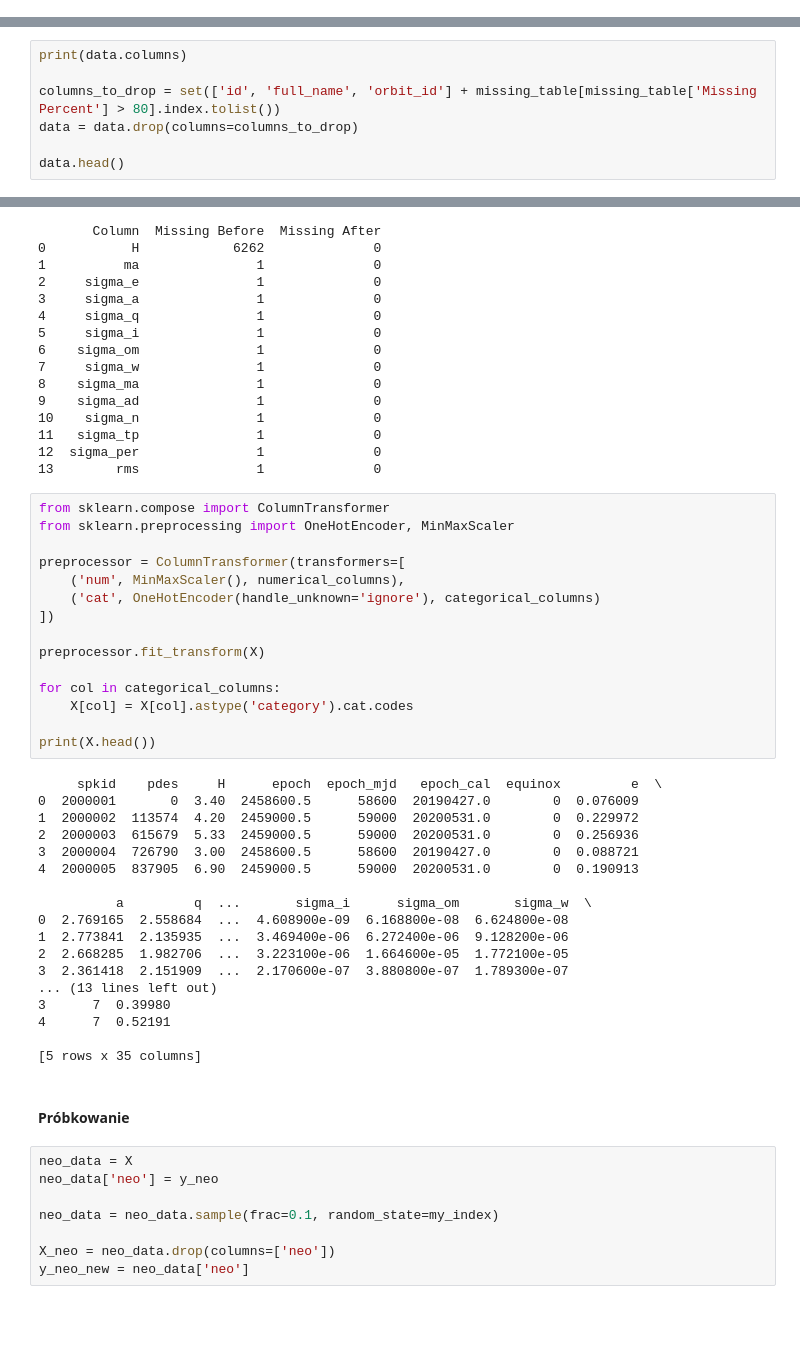
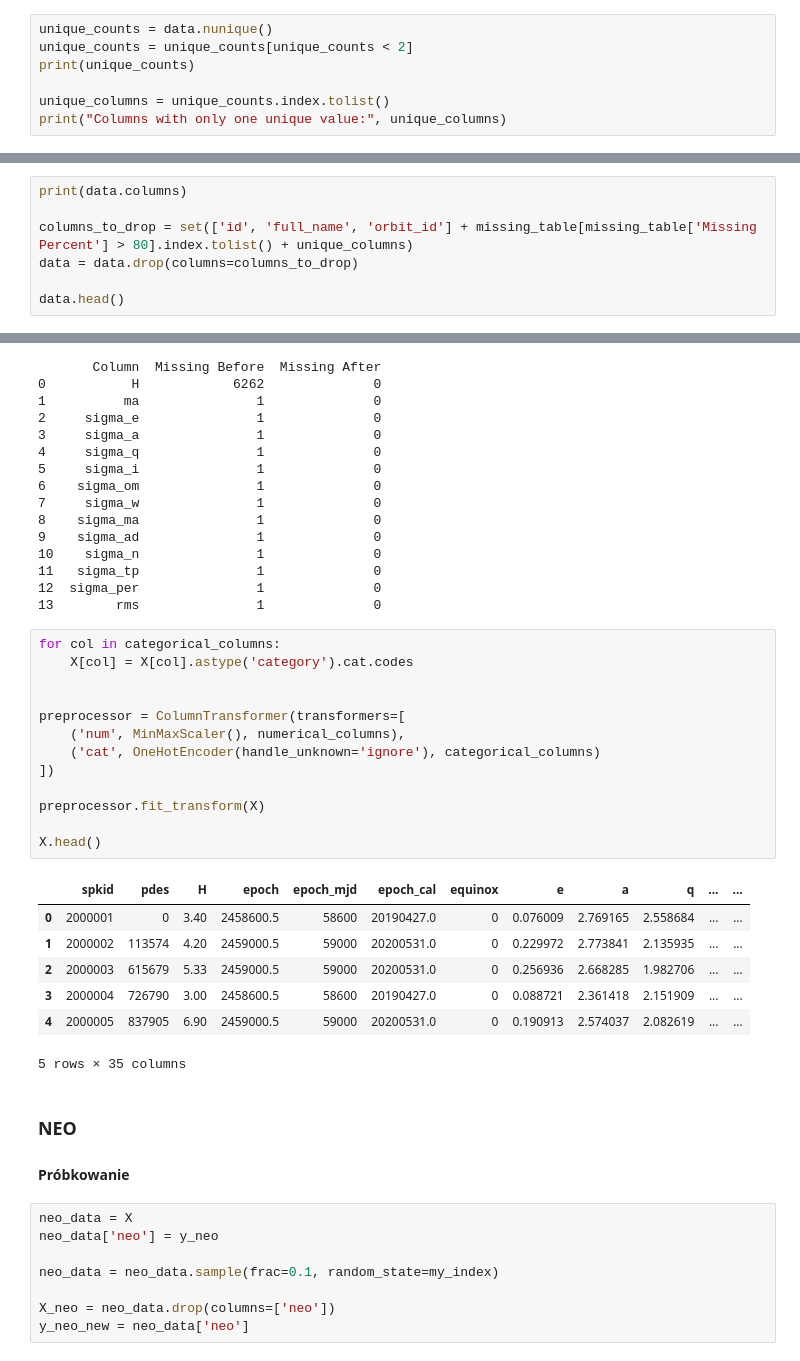
Before and after one commit to Lecrut/ai-ml_studies, a Jupyter notebook: pum/6_259199_Filip_Lecrut.ipynb, the cells around one changed output, grey strips where cells are left out. Cells and saved outputs as stored; diff of their text form; blank space fills up the shorter version.

```diff
--- a/pum/6_259199_Filip_Lecrut.ipynb
+++ b/pum/6_259199_Filip_Lecrut.ipynb
@@ -417,0 +412,7 @@ do usunięcia: ['prefix', 'name', 'albedo', 'diameter_sigma', 'diameter']
+# %%
+unique_counts = data.nunique()
+unique_counts = unique_counts[unique_counts < 2]
+print(unique_counts)
+
+unique_columns = unique_counts.index.tolist()
+print("Columns with only one unique value:", unique_columns)
@@ -424,7 +429,7 @@ również tych gdzie % brakujących wartości przekracza 80%
 # %%
 print(data.columns)
 
-columns_to_drop = set(['id', 'full_name', 'orbit_id'] + missing_table[missing_table['Missing Percent'] > 80].index.tolist())
+columns_to_drop = set(['id', 'full_name', 'orbit_id'] + missing_table[missing_table['Missing Percent'] > 80].index.tolist() + unique_columns)
 data = data.drop(columns=columns_to_drop)
 
 data.head()
@@ -523,39 +528,29 @@ print(comparison_table)
 12  sigma_per               1              0
 13        rms               1              0
 # %%
-from sklearn.compose import ColumnTransformer
-from sklearn.preprocessing import OneHotEncoder, MinMaxScaler
+for col in categorical_columns:
+    X[col] = X[col].astype('category').cat.codes
+
 
 preprocessor = ColumnTransformer(transformers=[
     ('num', MinMaxScaler(), numerical_columns),
     ('cat', OneHotEncoder(handle_unknown='ignore'), categorical_columns)
 ])
 
 preprocessor.fit_transform(X)
 
-for col in categorical_columns:
-    X[col] = X[col].astype('category').cat.codes
-
-print(X.head())
+X.head()
 # %% [output]
+|  | spkid | pdes | H | epoch | epoch_mjd | epoch_cal | equinox | e | a | q | ... | ... |
+| 0 | 2000001 | 0 | 3.40 | 2458600.5 | 58600 | 20190427.0 | 0 | 0.076009 | 2.769165 | 2.558684 | ... | ... |
+| 1 | 2000002 | 113574 | 4.20 | 2459000.5 | 59000 | 20200531.0 | 0 | 0.229972 | 2.773841 | 2.135935 | ... | ... |
+| 2 | 2000003 | 615679 | 5.33 | 2459000.5 | 59000 | 20200531.0 | 0 | 0.256936 | 2.668285 | 1.982706 | ... | ... |
+| 3 | 2000004 | 726790 | 3.00 | 2458600.5 | 58600 | 20190427.0 | 0 | 0.088721 | 2.361418 | 2.151909 | ... | ... |
+| 4 | 2000005 | 837905 | 6.90 | 2459000.5 | 59000 | 20200531.0 | 0 | 0.190913 | 2.574037 | 2.082619 | ... | ... |
-     spkid    pdes     H      epoch  epoch_mjd   epoch_cal  equinox         e  \
-0  2000001       0  3.40  2458600.5      58600  20190427.0        0  0.076009
-1  2000002  113574  4.20  2459000.5      59000  20200531.0        0  0.229972
-2  2000003  615679  5.33  2459000.5      59000  20200531.0        0  0.256936
-3  2000004  726790  3.00  2458600.5      58600  20190427.0        0  0.088721
-4  2000005  837905  6.90  2459000.5      59000  20200531.0        0  0.190913
-
-          a         q  ...       sigma_i      sigma_om       sigma_w  \
-0  2.769165  2.558684  ...  4.608900e-09  6.168800e-08  6.624800e-08
-1  2.773841  2.135935  ...  3.469400e-06  6.272400e-06  9.128200e-06
-2  2.668285  1.982706  ...  3.223100e-06  1.664600e-05  1.772100e-05
-3  2.361418  2.151909  ...  2.170600e-07  3.880800e-07  1.789300e-07
-... (13 lines left out)
-3      7  0.39980
-4      7  0.52191
-
-[5 rows x 35 columns]
+5 rows × 35 columns
 # %% [markdown]
+### NEO
+
 #### Próbkowanie
 # %%
 neo_data = X
```
Also changed, not shown: parts of 22 cells of this notebook.
